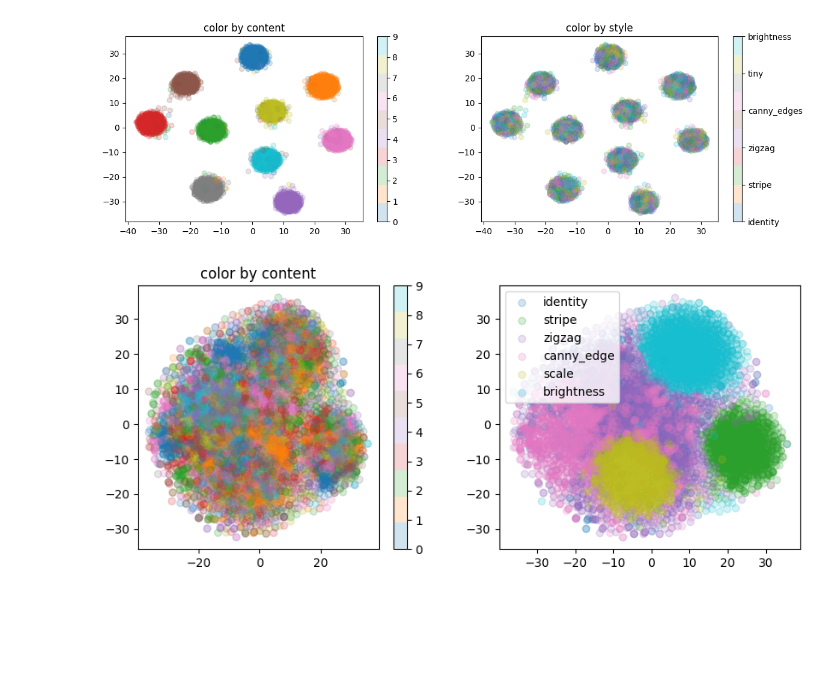
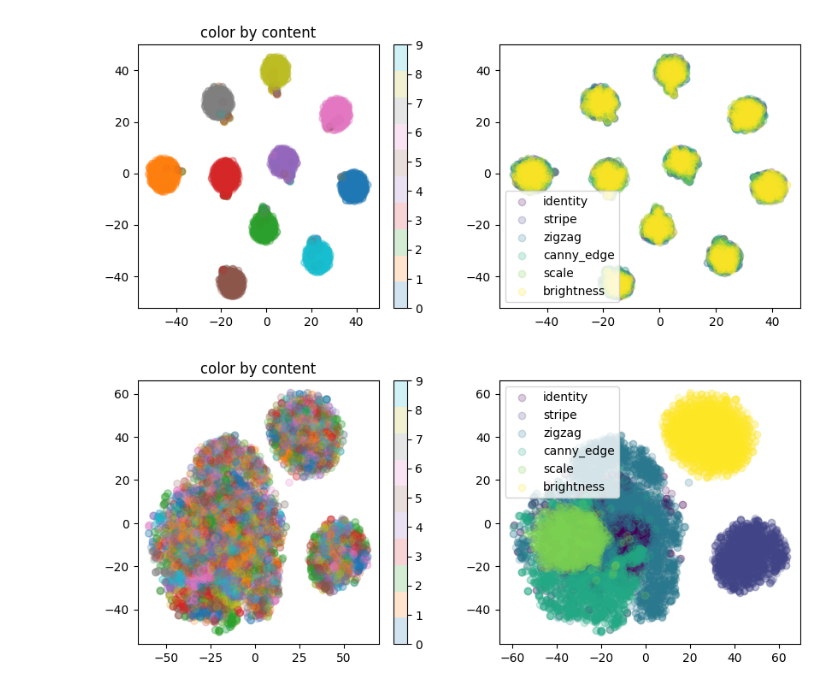
Before and after one commit to scotsun/clear-diffusion, a Jupyter notebook: demo-clear.ipynb, the cells around one changed output. Saved outputs shown, nothing was run; the diff lists cells and outputs as text; code cells hidden in the pictures; blank space fills up the shorter version.

```diff
--- a/demo-clear.ipynb
+++ b/demo-clear.ipynb
@@ -50,12 +50,15 @@ test_loader = DataLoader(test, batch_size=128, shuffle=False)
 params = {
     "lr": 5e-4,
     "optimizer": "Adam",
-    "batch_size": 512,
+    "batch_size": 256,
+    "channel_split": [1, 1],
     "beta": 1 / 8,
     "gamma": 100,
-    "z_channels": 8,
+    "z_channels": 2,
     "contrastive_module": "SNN",
-    "temperature": 0.1,
+    "pool": "flatten",
+    "use_proj": False,
+    "temperature": [0.2, 0.3],
 }
 
 input_schema = Schema([TensorSpec(np.dtype(np.float32), [-1, 1, 32, 32])])
@@ -74,8 +77,16 @@ vae = VAE(
 
 trainer = CLEAR_VAEFirstStageTrainer(
     contrastive_criterions={
-        "content": eval(params["contrastive_module"])(temperature=params["temperature"]),
-        "style": eval(params["contrastive_module"])(temperature=params["temperature"]),
+        "content": eval(params["contrastive_module"])(
+            temperature=params["temperature"][0],
+            pool=params["pool"],
+            use_proj=params["use_proj"],
+        ).cuda(),
+        "style": eval(params["contrastive_module"])(
+            temperature=params["temperature"][1],
+            pool=params["pool"],
+            use_proj=params["use_proj"],
+        ).cuda(),
     },
     model=vae,
     early_stopping=EarlyStopping(patience=8),
@@ -86,6 +97,7 @@ trainer = CLEAR_VAEFirstStageTrainer(
         "beta": params["beta"],
         "gamma": params["gamma"],
         "vae_lr": params["lr"],
+        "channel_split": params["channel_split"],
     },
 )
 # %%
@@ -133,6 +142,6 @@ plt.imshow(make_grid(x, nrow=16).cpu().permute(1,2,0))
 # %%
 x = next(iter(test_loader))['image'].to("cuda")
-best_model = mlflow.pytorch.load_model('runs:/c7aef93fd9d14a9e8807df0e631e9c2a/best_model')
+best_model = mlflow.pytorch.load_model('runs:/c8998133fa0e452cac8f9f6205207f4e/best_model')
 with torch.no_grad():
     best_model.eval()
     xhat, posterior = best_model(x)
@@ -168,7 +171,7 @@ with torch.no_grad():
     for batch in tqdm(test_loader):
         x = batch['image'].cuda()
         _, posterior = best_model(x)
-        z_c, z_s = posterior.sample().chunk(2, dim=1)
+        z_c, z_s = posterior.sample().split_with_sizes(params["channel_split"], dim=1)
         z_cs.append(z_c.cpu())
         z_ss.append(z_s.cpu())
         labels.append(batch['label'])
@@ -184,19 +187,22 @@ from sklearn.manifold import TSNE
 tsne = TSNE(n_components=2, init='pca')
 z_2d = tsne.fit_transform(z_cs.view(z_cs.shape[0], -1).numpy())
 # %%
-style_labels = ['identity', 'stripe', 'zigzag', 'canny_edges', 'tiny', 'brightness']
-fig, axs = plt.subplots(1, 2, figsize=(14, 4))
+fig, axs = plt.subplots(1, 2, figsize=(10, 4))
+
 axs0 = axs[0].scatter(z_2d[:, 0], z_2d[:, 1], c=labels.numpy(), cmap='tab10', alpha=0.2)
 cbar = fig.colorbar(axs0, ax=axs[0])
 axs[0].set_title('color by content')
-axs1 = axs[1].scatter(z_2d[:, 0], z_2d[:, 1], c=styles.numpy(), cmap='tab10', alpha=0.2)
-axs[1].set_title('color by style')
-cbar = fig.colorbar(axs1, ax=axs[1])
-cbar.set_ticks(np.arange(len(style_labels)))
-cbar.set_ticklabels(style_labels)
+
+style_labels = ['identity', 'stripe', 'zigzag', 'canny_edge', 'scale','brightness']
+cmap = plt.get_cmap('viridis')
+colors = [cmap(i) for i in np.linspace(0, 1, len(style_labels))]
+for g in range(len(style_labels)):
+    i = np.where(styles == g)[0]
+    axs[1].scatter(z_2d[i,0], z_2d[i,1], alpha=0.2, c=colors[g], label=style_labels[g])
+axs[1].legend()
 plt.show()
 # %% [output]
-[figure, old version]
+[figure, new version]
 # %%
 tsne = TSNE(n_components=2, init='pca')
 z_2d = tsne.fit_transform(z_ss.view(z_ss.shape[0], -1).numpy())
@@ -208,7 +214,7 @@ cbar = fig.colorbar(axs0, ax=axs[0])
 axs[0].set_title('color by content')
 
 style_labels = ['identity', 'stripe', 'zigzag', 'canny_edge', 'scale','brightness']
-cmap = plt.get_cmap('tab10')
+cmap = plt.get_cmap('viridis')
 colors = [cmap(i) for i in np.linspace(0, 1, len(style_labels))]
 for g in range(len(style_labels)):
     i = np.where(styles == g)[0]
@@ -216,5 +222,5 @@ for g in range(len(style_labels)):
 axs[1].legend()
 plt.show()
 # %% [output]
-[figure, old version]
+[figure, new version]
 # %%
```
Also changed, not shown: parts of 13 cells of this notebook, 4 other files.
